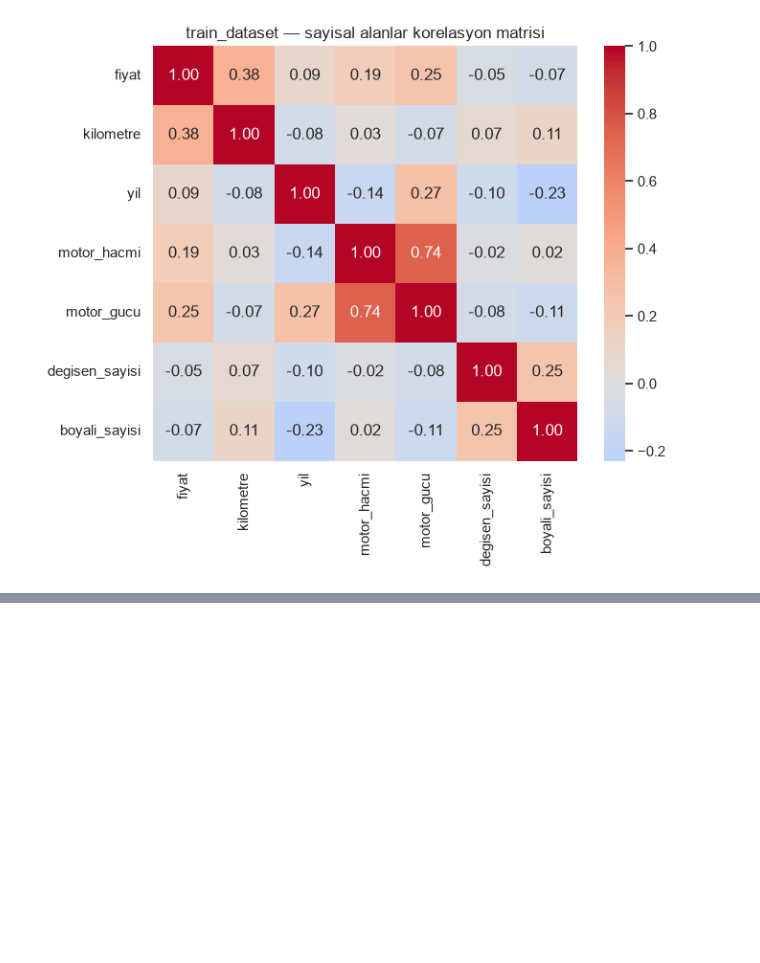
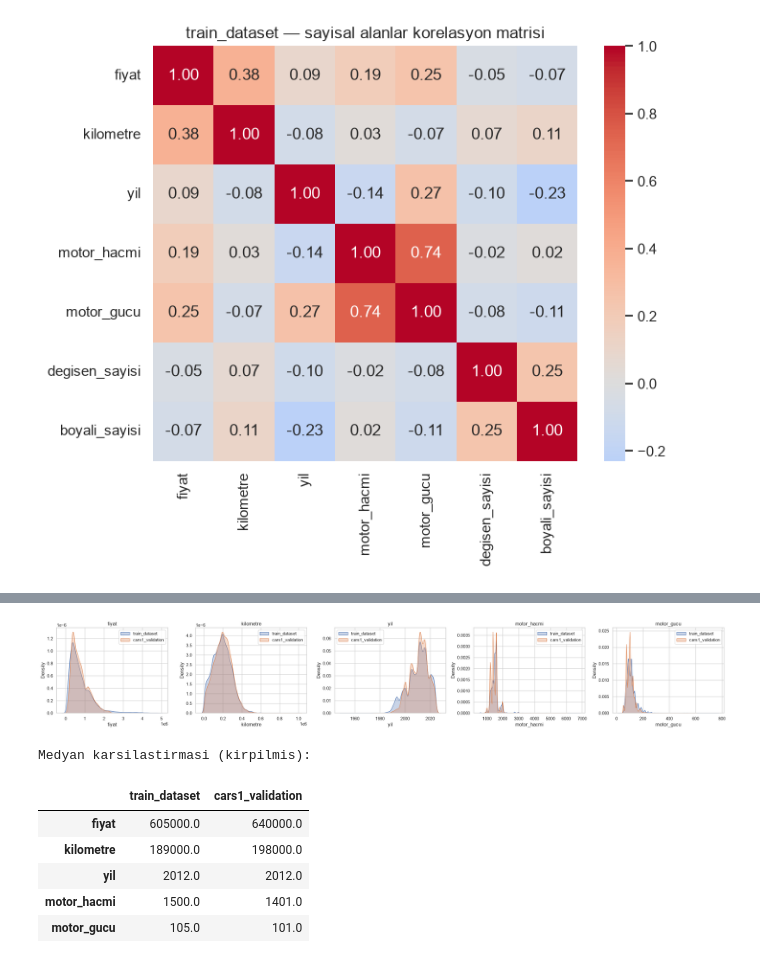
Before and after one commit to Mustafa-Aydin69/OtoMetrik, a Jupyter notebook: ai-model/notebooks/eda_and_preprocessing.ipynb, the cells around one changed output, grey strips where cells are left out. Drawn from its saved outputs; the diff is of its cells as text; code cells hidden in the pictures; blank space fills up the shorter version.

```diff
--- a/ai-model/notebooks/eda_and_preprocessing.ipynb
+++ b/ai-model/notebooks/eda_and_preprocessing.ipynb
@@ -254,0 +259,31 @@ plt.show()
+# %%
+val = SOURCES['cars1_validation'].rename(columns={'seri': 'model', 'vites_tipi': 'vites',
+                                                    'yakit_tipi': 'yakit_turu', 'kasa_tipi': 'kasa_turu'})
+
+# Karsilastirmayi anlamli kilmak icin ayni kirpma stratejisini (ust %1 fiyat, 1M km disi) iki tarafa da uygula.
+train_c = train[(train['fiyat'] <= train['fiyat'].quantile(0.99)) & (train['kilometre'] <= 1_000_000)]
+val_c = val[(val['fiyat'] <= val['fiyat'].quantile(0.99)) & (val['kilometre'] <= 1_000_000)]
+
+fig, axes = plt.subplots(1, len(NUMERIC_FIELDS), figsize=(24, 4))
+for ax, field in zip(axes, NUMERIC_FIELDS):
+    sns.kdeplot(train_c[field].dropna(), ax=ax, label='train_dataset', fill=True, alpha=0.3)
+    sns.kdeplot(val_c[field].dropna(), ax=ax, label='cars1_validation', fill=True, alpha=0.3)
+    ax.set_title(field)
+    ax.legend()
+plt.tight_layout()
+plt.show()
+
+print('Medyan karsilastirmasi (kirpilmis):')
+display(pd.DataFrame({
+    'train_dataset': train_c[NUMERIC_FIELDS].median(),
+    'cars1_validation': val_c[NUMERIC_FIELDS].median(),
+}))
+# %% [output]
+[figure, added]
+Medyan karsilastirmasi (kirpilmis):
+|  | train_dataset | cars1_validation |
+| fiyat | 605000.0 | 640000.0 |
+| kilometre | 189000.0 | 198000.0 |
+| yil | 2012.0 | 2012.0 |
+| motor_hacmi | 1500.0 | 1401.0 |
+| motor_gucu | 105.0 | 101.0 |
```
Also changed, not shown: parts of 2 cells of this notebook.
